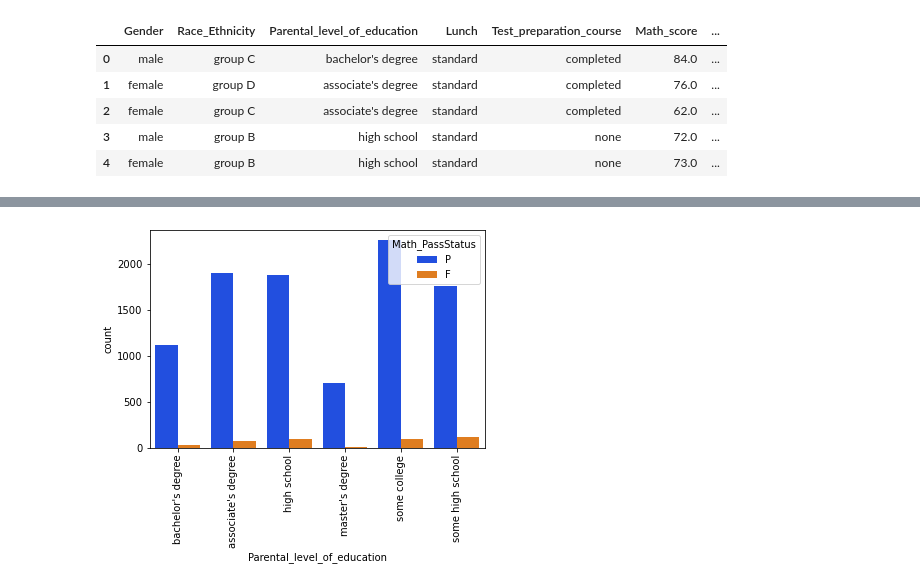
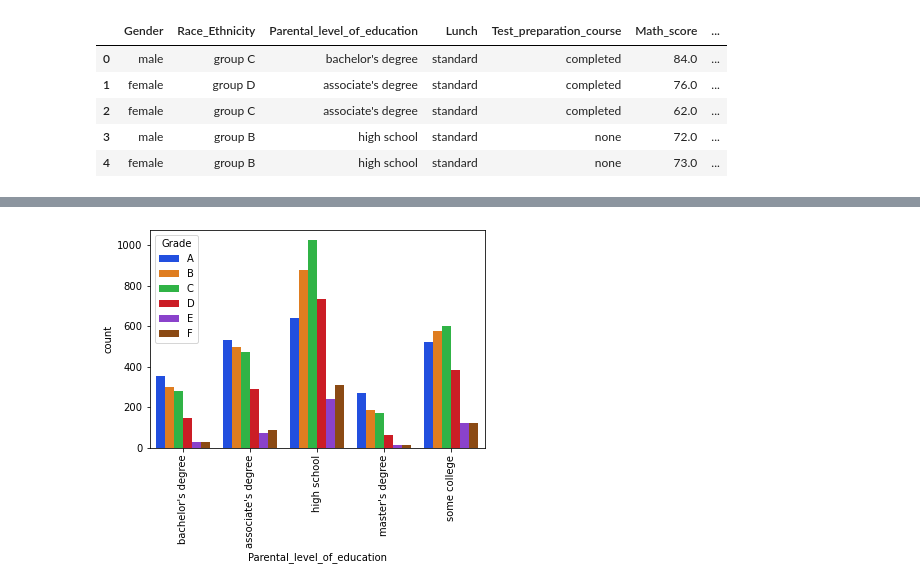
Before and after one commit to TalalMJ/EDA_Project, a Jupyter notebook: Students_EDA.ipynb, the cells around one changed output, grey strips where cells are left out. Saved outputs shown, nothing was run; the diff lists cells and outputs as text; code cells hidden in the pictures.

```diff
--- a/Students_EDA.ipynb
+++ b/Students_EDA.ipynb
@@ -80,0 +89,5 @@ df.tail()
+# %%
+## Make a new perccentage column
+df["Percentage"]=(df["Math_score"]+df["Writing_score"]+df["Reading_score"])/3
+df["Percentage"]=df.percentage.apply(np.round)
+df.head()
@@ -112,0 +178,4 @@ memory usage: 781.2+ KB
+# %%
+## Students passed Writing
+df['Writing_PassStatus'] = np.where(df['Writing_score']<passmark, 'F', 'P')
+df.Writing_PassStatus.value_counts()
@@ -119,3 +192,27 @@ df.head()
 | 2 | female | group C | associate's degree | standard | completed | 62.0 | ... |
 | 3 | male | group B | high school | standard | none | 72.0 | ... |
 | 4 | female | group B | high school | standard | none | 73.0 | ... |
+# %%
+## Students passed in all subjects
+df['OverAll_PassStatus'] = df.apply(lambda x : 'F' if x['Math_PassStatus'] == 'F' or
+                                    x['Reading_PassStatus'] == 'F' or x['Writing_PassStatus'] == 'F' else 'P', axis =1)
+# %%
+def GetGrade(Percentage, OverAll_PassStatus):
+    if ( OverAll_PassStatus == 'F'):
+        return 'F'
+    if ( Percentage >= 80 ):
+        return 'A'
+    if ( Percentage >= 70):
+        return 'B'
+    if ( Percentage >= 60):
+        return 'C'
+    if ( Percentage >= 50):
+        return 'D'
+    if ( Percentage >= 40):
+        return 'E'
+    else:
+        return 'F'
+
+df['Grade'] = df.apply(lambda x : GetGrade(x['Percentage'], x['OverAll_PassStatus']), axis=1)
+
+df.Grade.value_counts()
@@ -122,5 +235,7 @@ df.head()
 # %%
-p = sns.countplot(x='Parental_level_of_education', data = df, hue='Math_PassStatus', palette='bright')
+## Parent level of education influence on grades plot
+p = sns.countplot(x='Parental_level_of_education', data = df, hue='Grade', palette='bright')
 _ = plt.setp(p.get_xticklabels(), rotation=90)
+plt.savefig("PLE.png", dpi=250)
 # %% [output]
-[figure, old version]
+[figure, new version]
```
Also changed, not shown: parts of 22 cells of this notebook.
